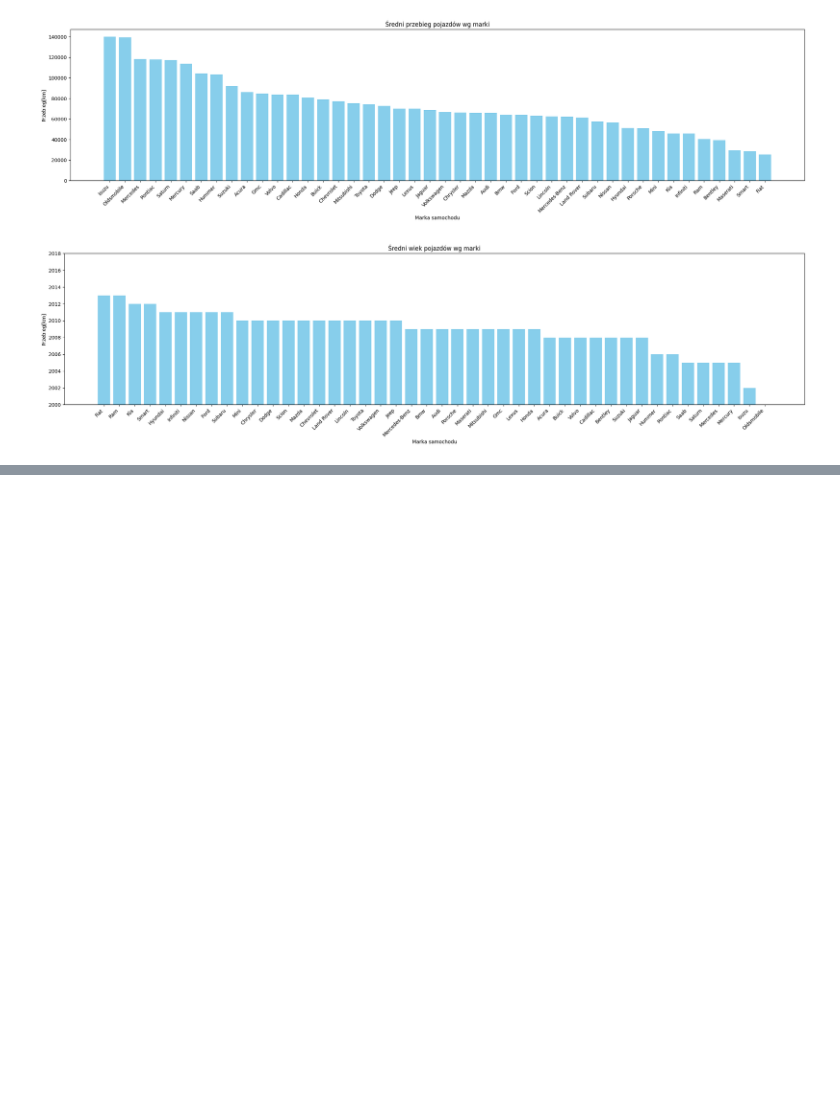
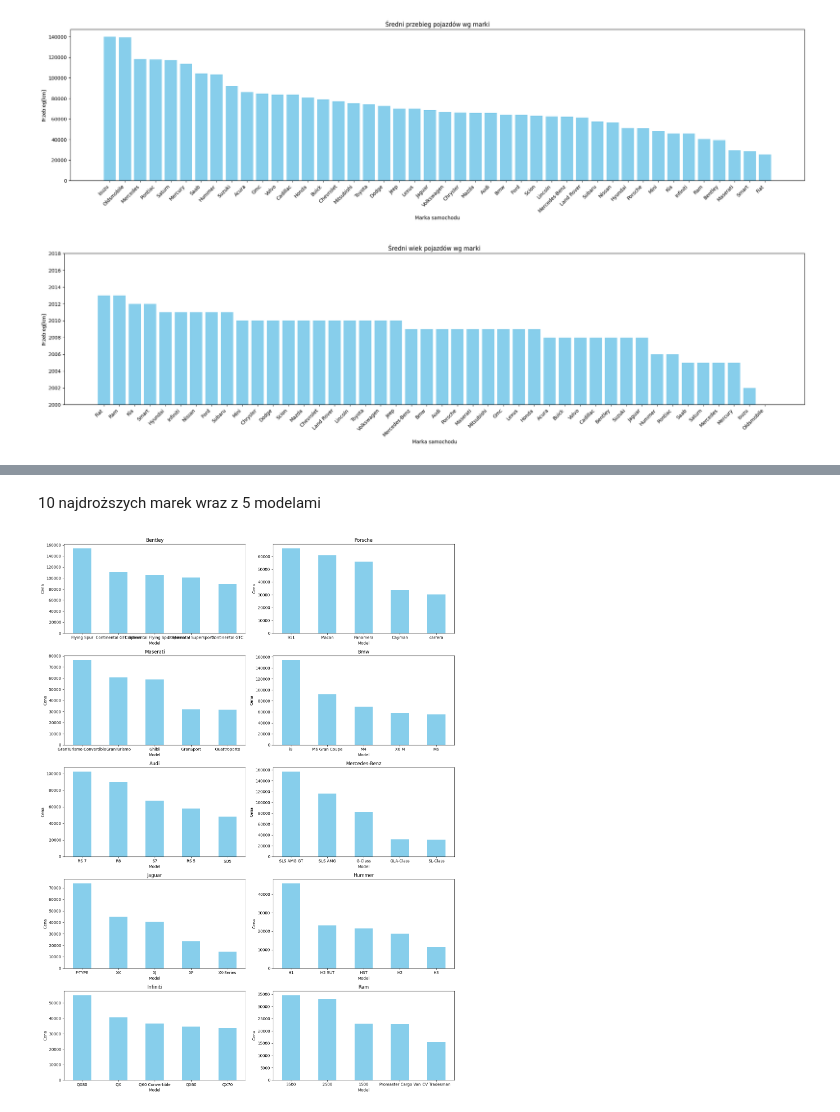
Before and after one commit to Michal170/big_data_analysis, a Jupyter notebook: car_prices.ipynb, the cells around one changed output, grey strips where cells are left out. Cells and saved outputs as stored; diff of their text form; code cells hidden in the pictures; blank space fills up the shorter version.

```diff
--- a/car_prices.ipynb
+++ b/car_prices.ipynb
@@ -68,0 +88,23 @@ plt.show()
+# %% [markdown]
+10 najdroższych marek wraz z 5 modelami
+# %%
+average_prices = database.groupby(['make', 'model'])['sellingprice'].mean()
+
+top_makes = average_prices.groupby('make').mean().nlargest(10)
+
+fig, axes = plt.subplots(nrows=5, ncols=2, figsize=(15, 2 * len(top_makes)))
+
+for i, (make, avg_price) in enumerate(top_makes.items()):
+    top_models = average_prices.loc[make].nlargest(5)
+
+    top_models.plot(kind='bar', ax=axes[i // 2, i % 2], color='skyblue')
+
+    axes[i // 2, i % 2].set_title(make)
+    axes[i // 2, i % 2].set_ylabel('Cena')
+    axes[i // 2, i % 2].set_xlabel('Model')
+    axes[i // 2, i % 2].tick_params(axis='x', rotation=0)
+
+plt.tight_layout()
+plt.show()
+# %% [output]
+[figure, added]
```
Also changed, not shown: parts of 4 cells of this notebook.
